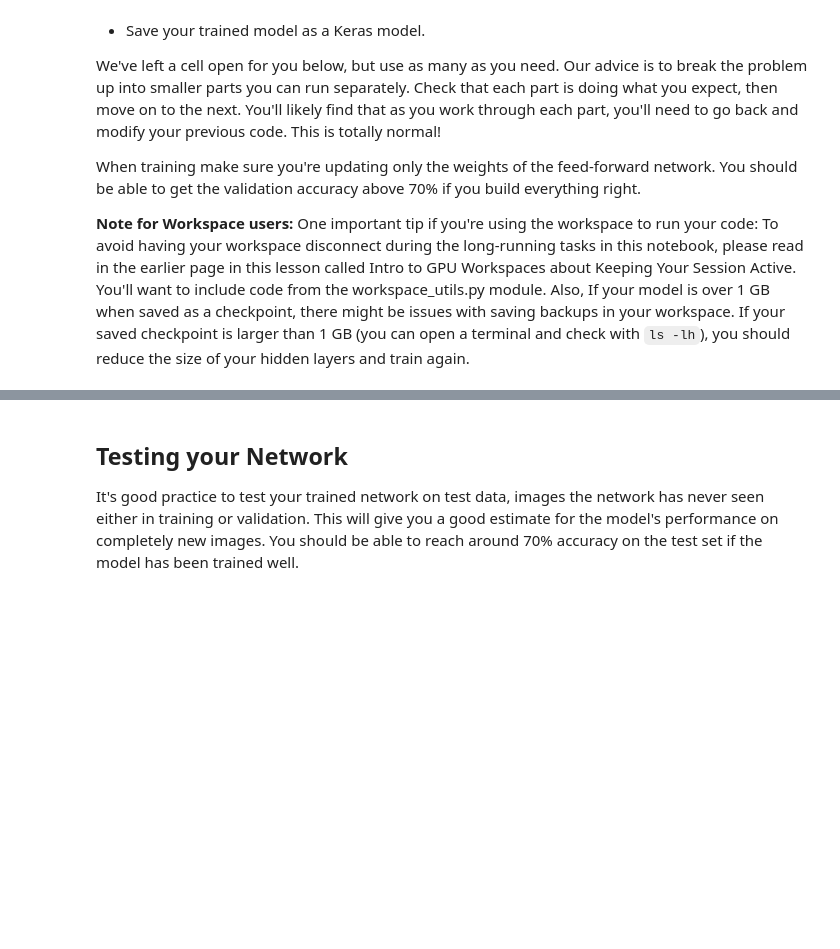
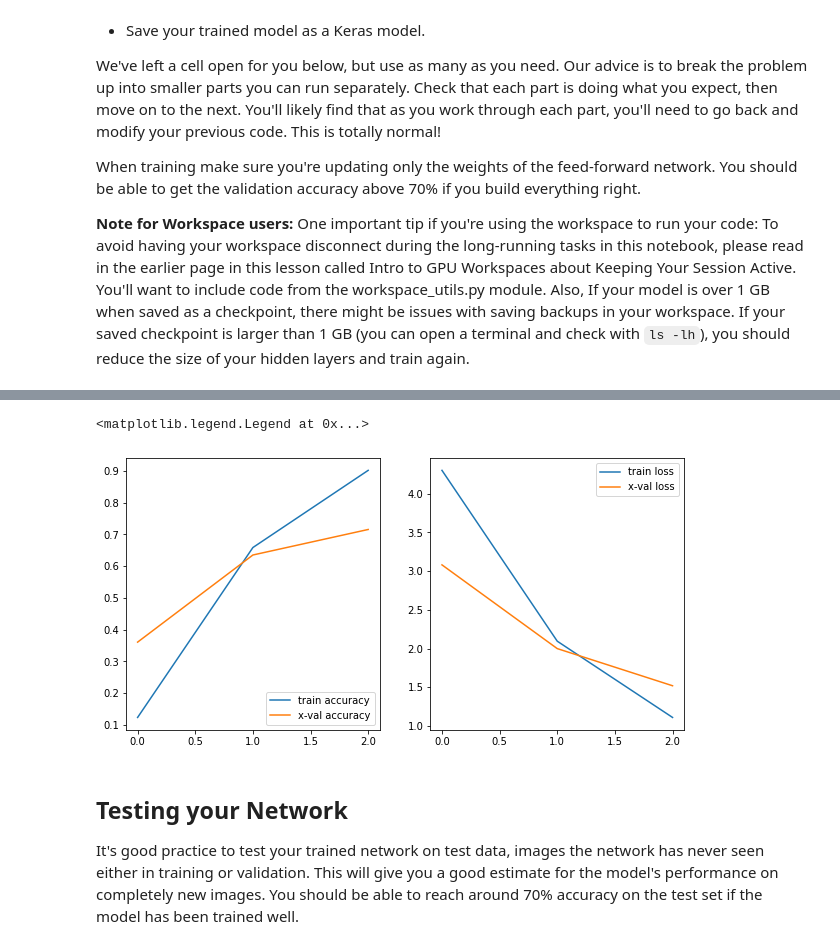
Before and after one commit to CorrAUDJPY/Udacity-Project-2-Image-Classifer-with-Neural-Net, a Jupyter notebook: Project2_Image_Classifier.ipynb, the cells around one changed output, grey strips where cells are left out. Cells and saved outputs as stored; diff of their text form; code cells hidden in the pictures; blank space fills up the shorter version.

```diff
--- a/Project2_Image_Classifier.ipynb
+++ b/Project2_Image_Classifier.ipynb
@@ -180,7 +141,7 @@ print(class_names)
 # %%
 # TODO: Plot 1 image from the training set. Set the title
 # of the plot to the corresponding class name.
-for img,label in train_set.take(10):
+for img,label in training_set.take(10):
   img=img.numpy().squeeze()
   label=str( label.numpy() )
   plt.imshow(img)
@@ -229,0 +209,8 @@ import tensorflow.keras import layers
+# %%
+numof_output_layer_nodes=len(class_names)
+
+model=tf.keras.Sequential( [
+                           feature_extractor,
+                            tf.keras.layers.Dense(numof_output_layer_nodes,activation='softmax') ] )
+
+model.summary()
@@ -229,0 +230,15 @@ import tensorflow.keras import layers
+# %%
+# complie model
+model.compile( optimizer='adam',  loss='sparse_categorical_crossentropy' , metrics=['accuracy'] )
+
+#define early stopping rule
+early_stopping=tf.keras.callbacks.EarlyStopping(monitor='val_accuracy' , patience=5)
+
+#n fit the model
+EPOCHS=3
+
+training_set_stats=model.fit( training_batches,
+                    epochs=EPOCHS,
+                  validation_data=validation_batches,
+                  callbacks=[ early_stopping ]
+                  )
@@ -230,3 +252,26 @@ import tensorflow.keras import layers
+# %%
+# TODO: Plot the loss and accuracy values achieved during training for the training and validation set.
+training_accuracy= training_set_stats.history['accuracy']
+validation_accuracy= training_set_stats.history['val_accuracy']
+
+training_loss= training_set_stats.history['loss']
+validation_loss= training_set_stats.history['val_loss']
+
+x=range(len(training_accuracy))
+
+plt.figure(figsize=(10,5))
+plt.subplot(1,2,1)
+plt.plot(x,training_accuracy, label='train accuracy')
+plt.plot(x,validation_accuracy,label='x-val accuracy')
+plt.legend(loc='lower right')
+
+plt.subplot(1,2,2)
+plt.plot(x,training_loss,label='train loss')
+plt.plot(x,validation_loss, label='x-val loss')
+plt.legend(loc='upper right')
+# %% [output]
+<matplotlib.legend.Legend at 0x...>
+[figure, added]
 # %% [markdown]
 ## Testing your Network
 
```
Also changed, not shown: parts of 34 cells of this notebook.
